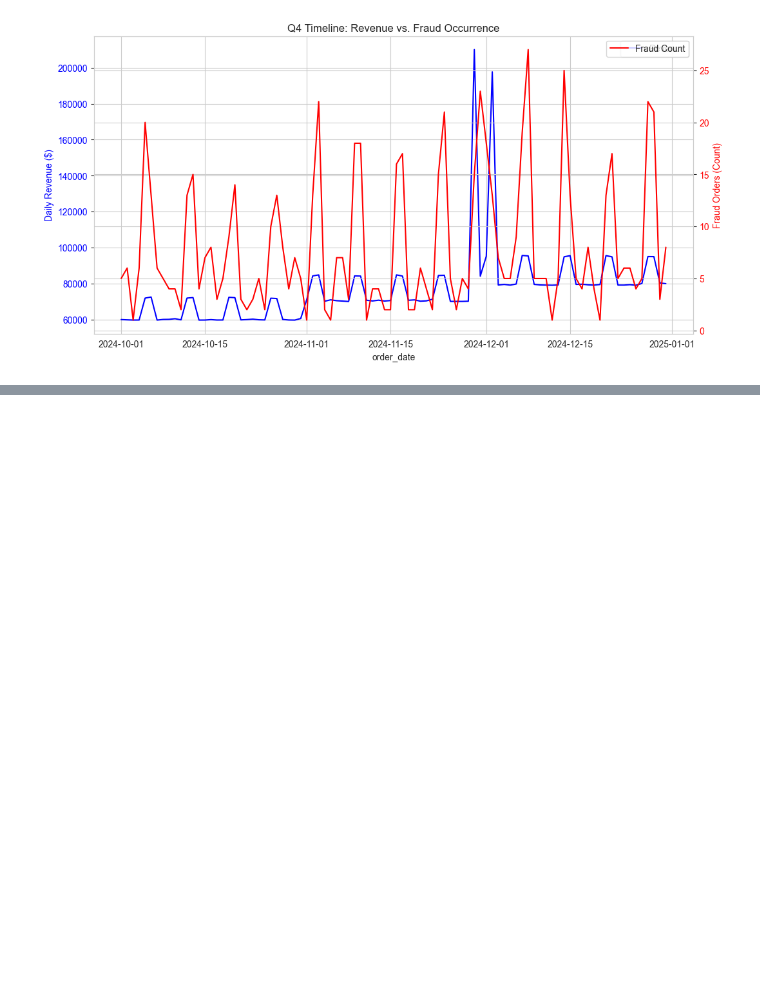
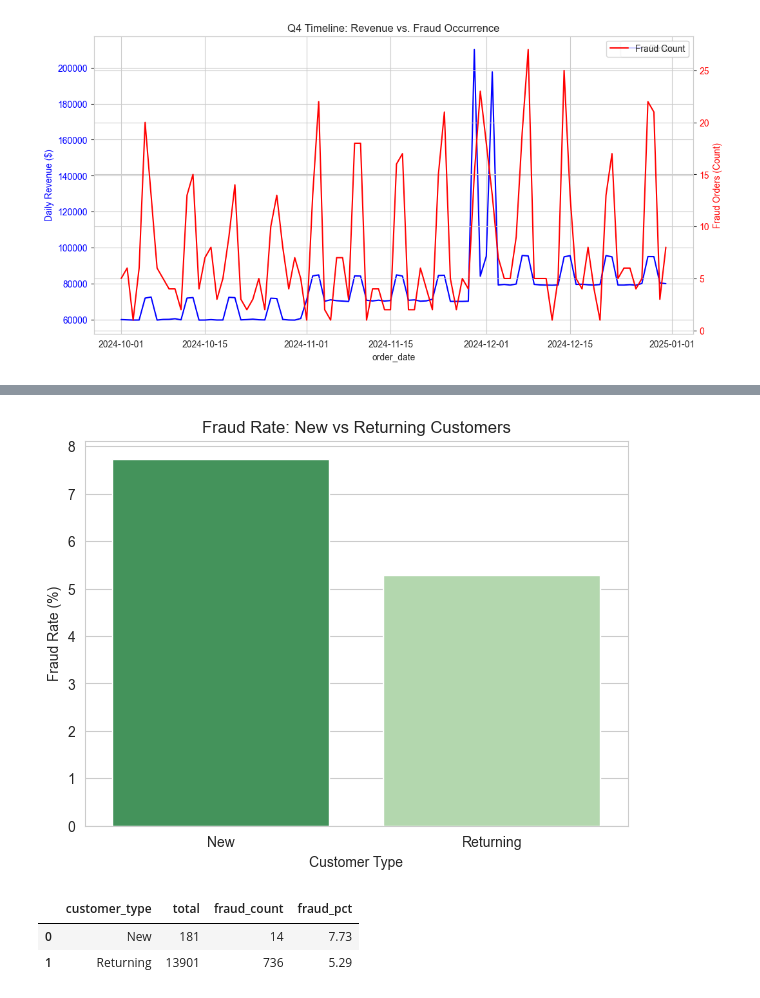
Before and after one commit to xgrantgamble/payflow-fraud-detection, a Jupyter notebook: scripts/notebooks/02_exploratory_analysis.ipynb, the cells around one changed output, grey strips where cells are left out. Cells and saved outputs as stored; diff of their text form; code cells hidden in the pictures; blank space fills up the shorter version.

```diff
--- a/scripts/notebooks/02_exploratory_analysis.ipynb
+++ b/scripts/notebooks/02_exploratory_analysis.ipynb
@@ -341,0 +389,29 @@ plt.show()
+# %%
+# Query 6: New vs Returning customer fraud comparison
+query_6 = """
+SELECT
+    CASE WHEN is_new_customer = 1 THEN 'New' ELSE 'Returning' END as customer_type,
+    COUNT(*) as total,
+    SUM(CASE WHEN is_fraud = TRUE THEN 1 ELSE 0 END) as fraud_count,
+    ROUND(100.0 * SUM(CASE WHEN is_fraud = TRUE THEN 1 ELSE 0 END) / COUNT(*), 2) as fraud_pct
+FROM fraud_flagged
+GROUP BY is_new_customer
+ORDER BY fraud_pct DESC;
+"""
+
+df_customer_type = pd.read_sql(query_6, engine)
+
+# Visualization
+plt.figure(figsize=(7, 5))
+sns.barplot(data=df_customer_type, x='customer_type', y='fraud_pct', palette='Greens_r')
+plt.title("Fraud Rate: New vs Returning Customers")
+plt.ylabel("Fraud Rate (%)")
+plt.xlabel("Customer Type")
+plt.show()
+
+df_customer_type
+# %% [output]
+[figure, added]
+|  | customer_type | total | fraud_count | fraud_pct |
+| 0 | New | 181 | 14 | 7.73 |
+| 1 | Returning | 13901 | 736 | 5.29 |
```
Also changed, not shown: parts of 5 cells of this notebook, 23 other files.
